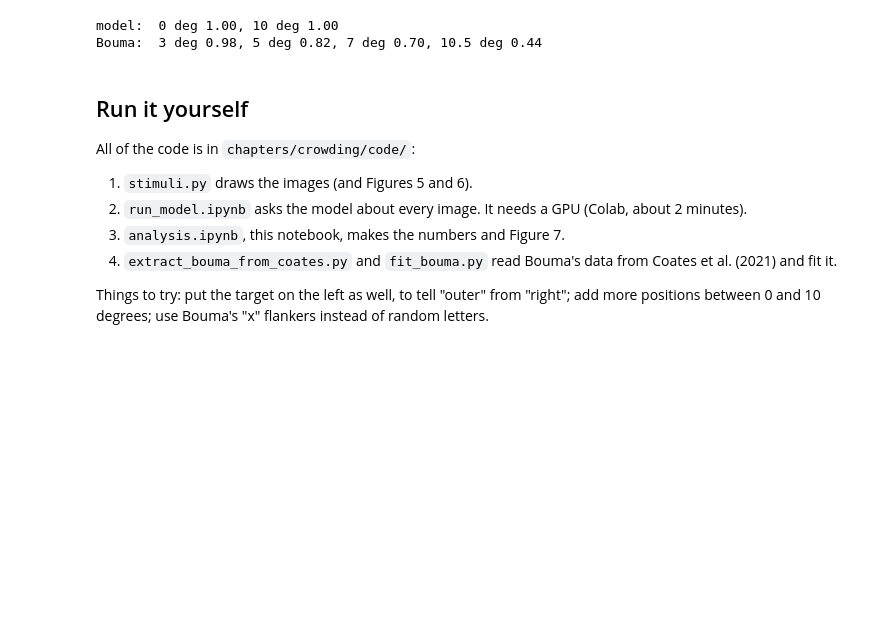
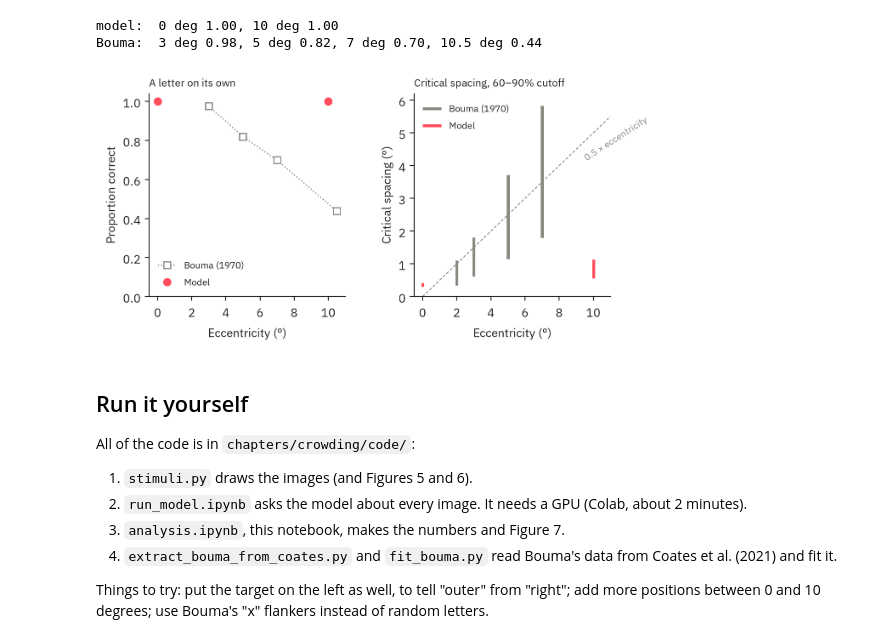
Before and after one commit to dgknzts/vlm-psychophysics, a Jupyter notebook: chapters/crowding/code/analysis.ipynb, the cells around one changed output. Cells and saved outputs as stored; diff of their text form; code cells hidden in the pictures; blank space fills up the shorter version.

```diff
--- a/chapters/crowding/code/analysis.ipynb
+++ b/chapters/crowding/code/analysis.ipynb
@@ -83,6 +88,11 @@ print("Bouma: ", ", ".join("%g deg %.2f" % (e, p) for e, p in unflanked.items())
 # %% [output]
 model:  0 deg 1.00, 10 deg 1.00
 Bouma:  3 deg 0.98, 5 deg 0.82, 7 deg 0.70, 10.5 deg 0.44
+# %%
+figures.compare_figure("../img/vlm_vs_bouma.png", model, bouma, human)
+Image("../img/vlm_vs_bouma.png", width=560)
+# %% [output]
+[figure, added]
 # %% [markdown]
 ## Run it yourself
 
```
Also changed, not shown: parts of 1 cell of this notebook, 27 other files.
